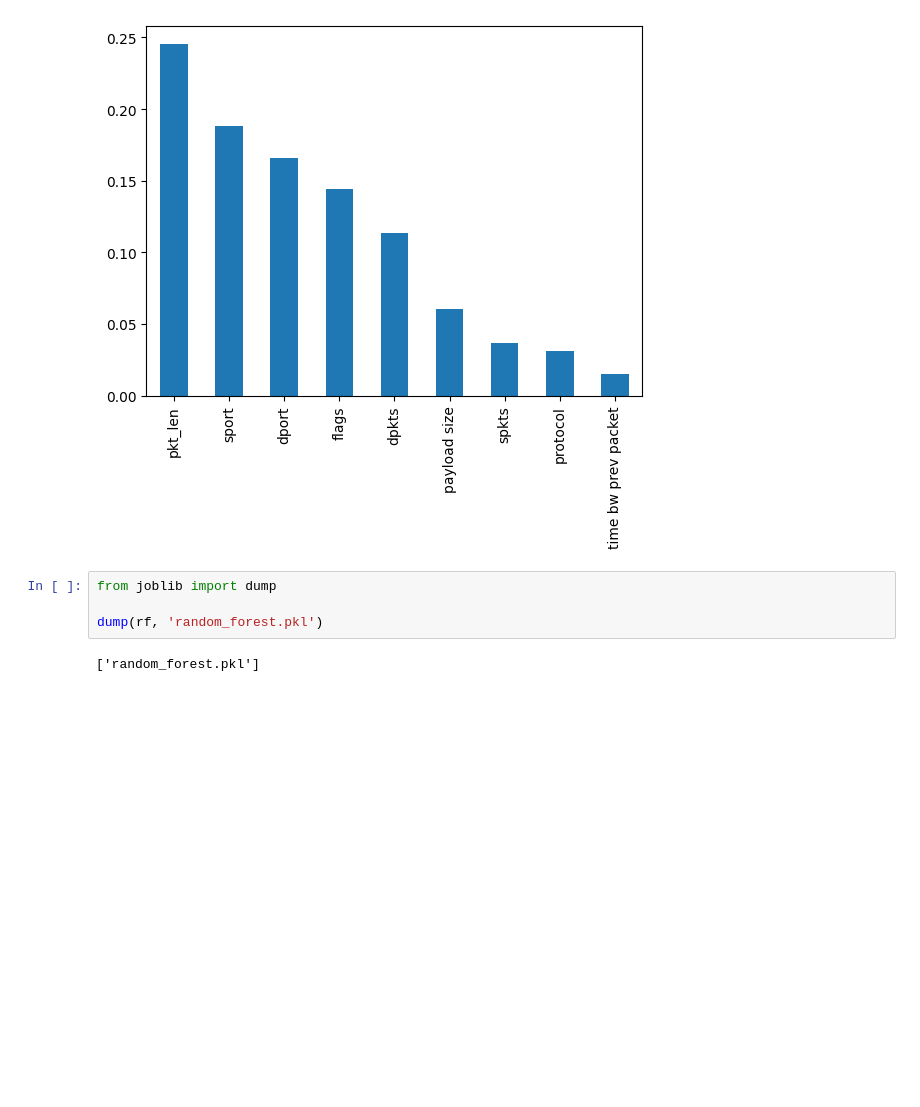
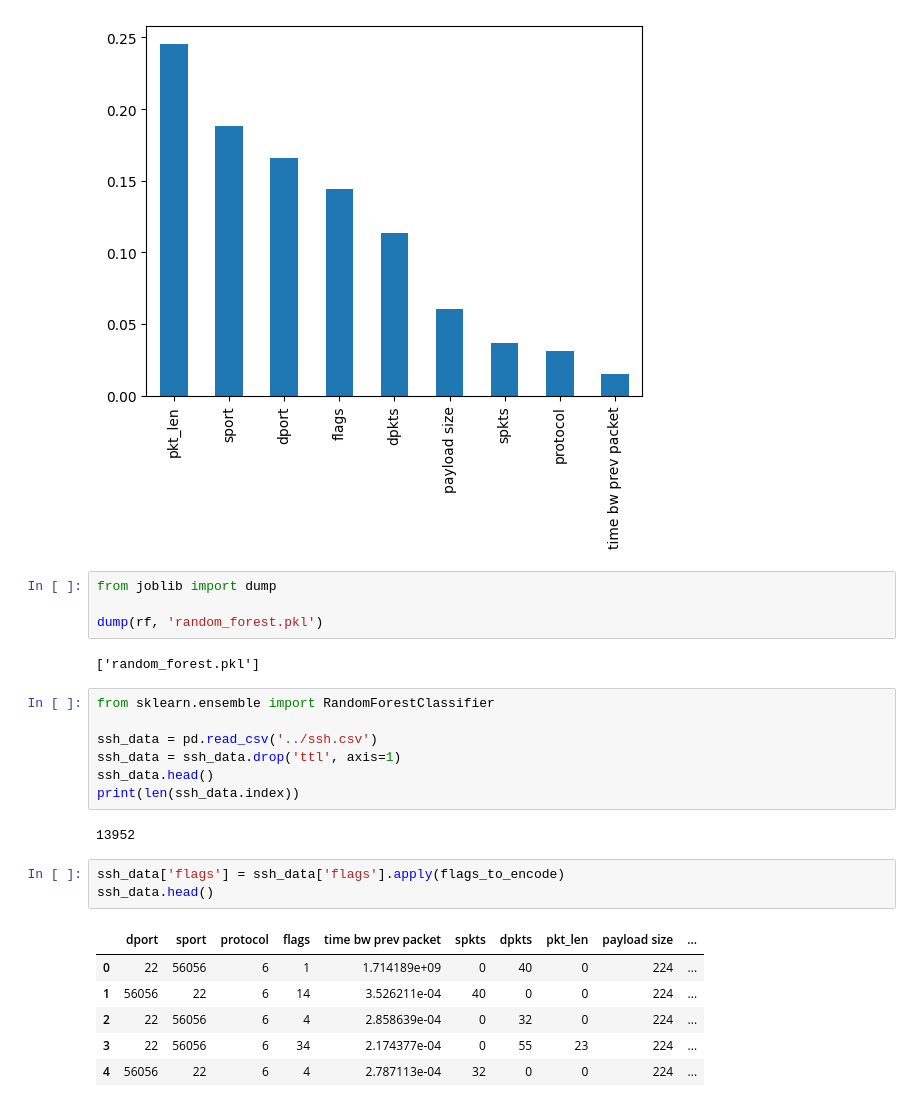
Before and after one commit to Hussain-Javed-K213584/NIDSv2, a Jupyter notebook: model_training/model.ipynb, the cells around one changed output. Saved outputs shown, nothing was run; the diff lists cells and outputs as text; blank space fills up the shorter version.

Commit message:
Seperate python file for ssh data

```diff
--- a/model_training/model.ipynb
+++ b/model_training/model.ipynb
@@ -188,3 +188,22 @@ from joblib import dump
 dump(rf, 'random_forest.pkl')
 # %% [output]
 ['random_forest.pkl']
+# %%
+from sklearn.ensemble import RandomForestClassifier
+
+ssh_data = pd.read_csv('../ssh.csv')
+ssh_data = ssh_data.drop('ttl', axis=1)
+ssh_data.head()
+print(len(ssh_data.index))
+# %% [output]
+13952
+# %%
+ssh_data['flags'] = ssh_data['flags'].apply(flags_to_encode)
+ssh_data.head()
+# %% [output]
+|  | dport | sport | protocol | flags | time bw prev packet | spkts | dpkts | pkt_len | payload size | ... |
+| 0 | 22 | 56056 | 6 | 1 | 1.714189e+09 | 0 | 40 | 0 | 224 | ... |
+| 1 | 56056 | 22 | 6 | 14 | 3.526211e-04 | 40 | 0 | 0 | 224 | ... |
+| 2 | 22 | 56056 | 6 | 4 | 2.858639e-04 | 0 | 32 | 0 | 224 | ... |
+| 3 | 22 | 56056 | 6 | 34 | 2.174377e-04 | 0 | 55 | 23 | 224 | ... |
+| 4 | 56056 | 22 | 6 | 4 | 2.787113e-04 | 32 | 0 | 0 | 224 | ... |
```
Also changed, not shown: parts of 7 cells of this notebook, 9 other files.
